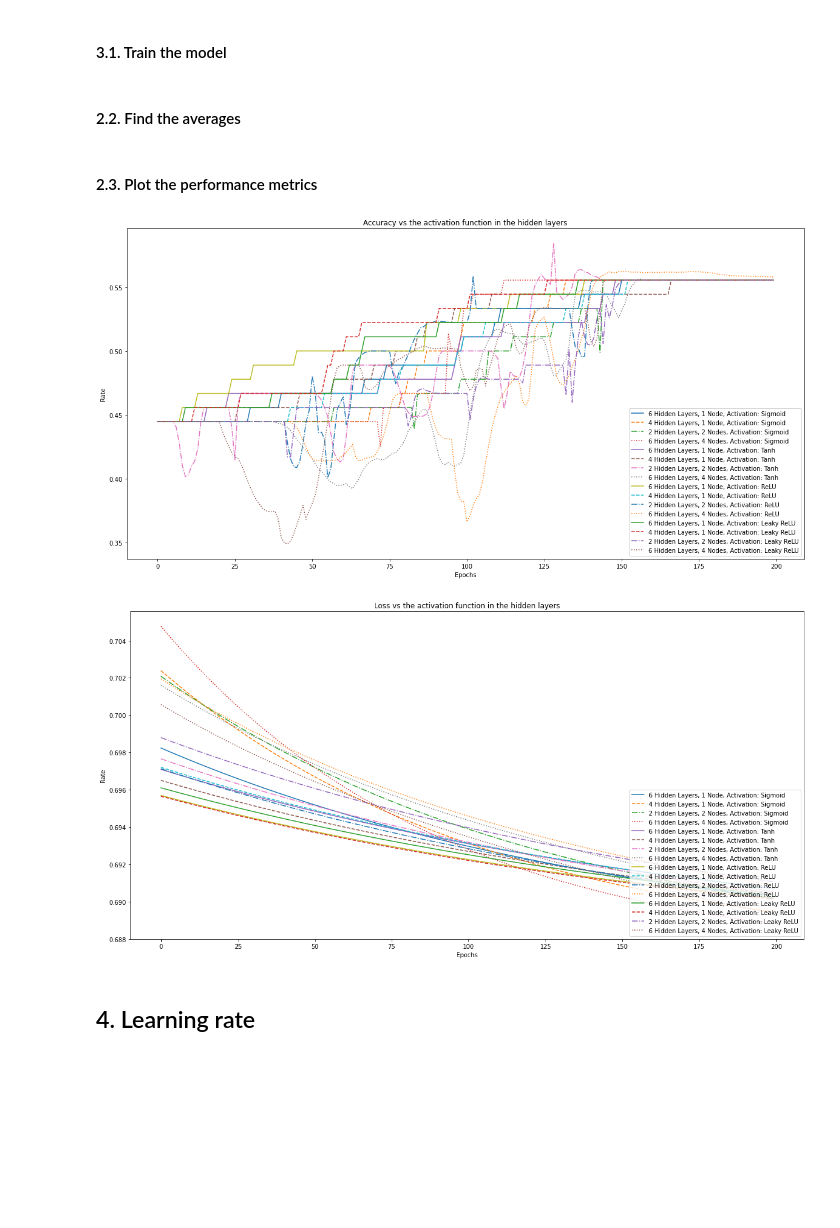
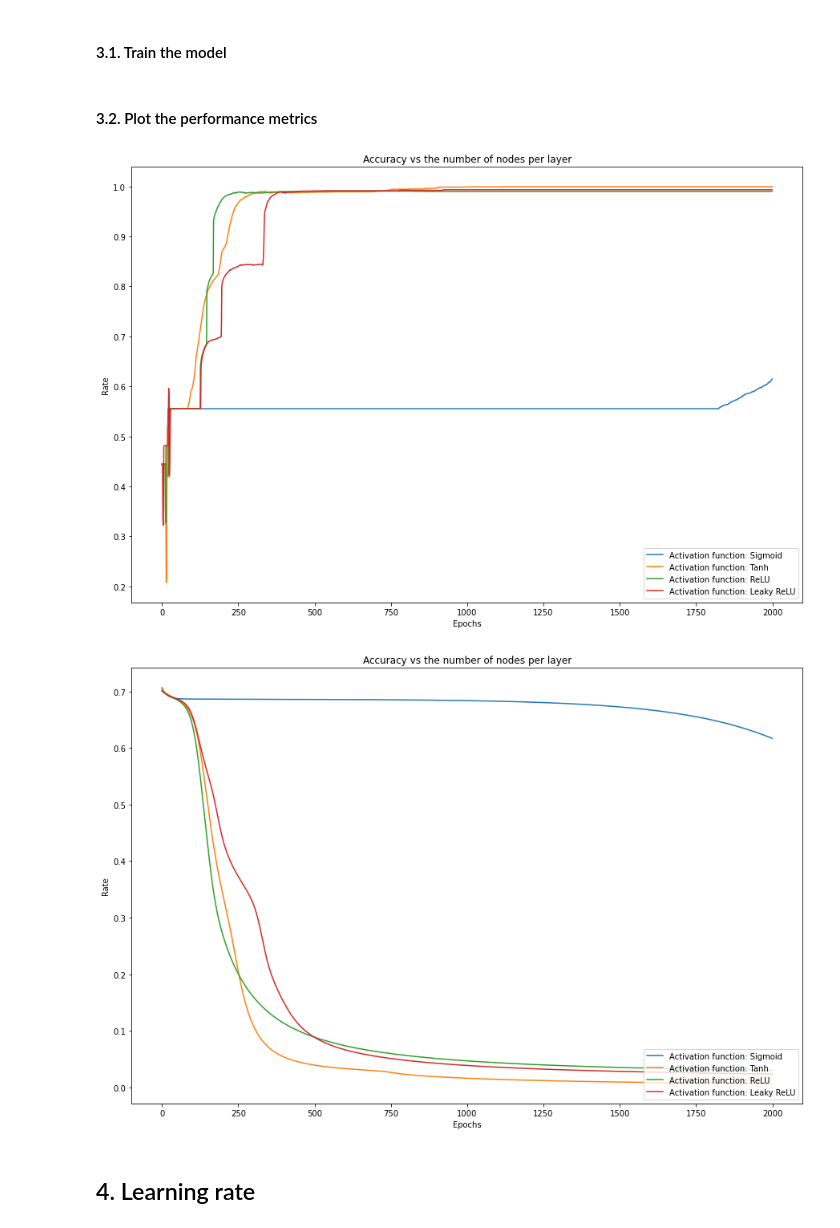
Before and after one commit to kymckay/f21bc-coursework, a Jupyter notebook: investigation.ipynb, the cells around one changed output. Cells and saved outputs as stored; diff of their text form; code cells hidden in the pictures; blank space fills up the shorter version.

```diff
--- a/investigation.ipynb
+++ b/investigation.ipynb
@@ -149,13 +136,11 @@ plt.show()
 # %%
-plt.figure(figsize=(20, 10))
-for i in range(3):
-    plt.plot(loss_nodes_avg[i], linestyle = 'solid', label = '2 Hidden Layers: {} Nodes'.format(i+2))
-    plt.plot(loss_nodes_avg[3+i], linestyle = 'dashed', label = '4 Hidden Layers: {} Nodes'.format(i+2))
-    plt.plot(loss_nodes_avg[6+i], linestyle = 'dashdot', label = '6 Hidden Layers, {} Nodes'.format(i+2))
+plt.figure(figsize=(15, 10))
+for i in range(accuracy_nodes.shape[0]):
+    plt.plot(loss_nodes[i].T, linestyle = 'solid', label = '2 Hidden Layers: {} Nodes'.format(i+2))
 
 plt.xlabel('Epochs')
 plt.ylabel('Rate')
-plt.title('Loss vs the number of nodes per layer')
+plt.title('Accuracy vs the number of nodes per layer')
 plt.legend(loc=4)
 plt.show()
 # %% [output]
@@ -206,2 +159,19 @@ for i in range (10):
+# %%
+epochs = 2000
+nr_reps = 3
+nr_models = 4
+
+accuracy_func = np.zeros(( nr_models, 1, epochs))
+loss_func =  np.zeros(( nr_models, 1, epochs))
+t_time_func = np.zeros(( nr_models, nr_reps))
+
+activation_funcs = [funcs.sigmoid, funcs.tanh, funcs.relu, funcs.leaky_relu]
+# for each set of hyperparameters investigated, re-train the network a set number of times
+for i in range (nr_reps):
+    for j in range(nr_models):
+        an, ln, tn = train_nn(2, 5, activation_funcs[j], 0.05, 2000)
+        accuracy_func[j] += ((1/nr_reps)*np.array(an))
+        loss_func[j] += ((1/nr_reps)*np.array(ln))
+        t_time_func[j] += ((1/nr_reps)*np.array(tn))
 # %% [markdown]
-#### 2.2. Find the averages
+#### 3.2. Plot the performance metrics
@@ -212,36 +178,29 @@ time_func_avg = np.mean(t_time_func, axis=0)
-# %% [markdown]
-#### 2.3. Plot the performance metrics
 # %%
-plt.figure(figsize=(20, 10))
-activation_funcs = ['Sigmoid', 'Tanh', 'ReLU', 'Leaky ReLU']
-for i in range(4):
-    plt.plot(acc_func_avg[i], linestyle = 'solid', label = '6 Hidden Layers, 1 Node, Activation: {}'.format(activation_funcs[i]))
-    plt.plot(acc_func_avg[4+i], linestyle = 'dashed', label = '4 Hidden Layers, 1 Node, Activation: {}'.format(activation_funcs[i]))
-    plt.plot(acc_func_avg[8+i], linestyle = 'dashdot', label = '2 Hidden Layers, 2 Nodes, Activation: {}'.format(activation_funcs[i]))
-    plt.plot(acc_func_avg[12+i], linestyle = 'dotted', label = '6 Hidden Layers, 4 Nodes, Activation: {}'.format(activation_funcs[i]))
+funcs_names = ["Sigmoid", "Tanh", "ReLU", "Leaky ReLU"]
+plt.figure(figsize=(15, 10))
+for i in range(accuracy_nodes.shape[0]):
+    plt.plot(accuracy_func[i].T, linestyle = 'solid', label = 'Activation function: {}'.format(funcs_names[i]))
 
 plt.xlabel('Epochs')
 plt.ylabel('Rate')
-plt.title('Accuracy vs the activation function in the hidden layers')
+plt.title('Accuracy vs the activation function')
 plt.legend(loc=4)
 plt.show()
 # %% [output]
-[figure, old version]
+[figure, new version]
 # %%
-plt.figure(figsize=(20, 10))
-for i in range(4):
-    plt.plot(loss_func_avg[i], linestyle = 'solid', label = '6 Hidden Layers, 1 Node, Activation: {}'.format(activation_funcs[i]))
-    plt.plot(loss_func_avg[4+i], linestyle = 'dashed', label = '4 Hidden Layers, 1 Node, Activation: {}'.format(activation_funcs[i]))
-    plt.plot(loss_func_avg[8+i], linestyle = 'dashdot', label = '2 Hidden Layers, 2 Nodes, Activation: {}'.format(activation_funcs[i]))
-    plt.plot(loss_func_avg[12+i], linestyle = 'dotted', label = '6 Hidden Layers, 4 Nodes, Activation: {}'.format(activation_funcs[i]))
+funcs_names = ["Sigmoid", "Tanh", "ReLU", "Leaky ReLU"]
+plt.figure(figsize=(15, 10))
+for i in range(accuracy_nodes.shape[0]):
+    plt.plot(loss_func[i].T, linestyle = 'solid', label = 'Activation function: {}'.format(funcs_names[i]))
 
 plt.xlabel('Epochs')
 plt.ylabel('Rate')
-plt.title('Loss vs the activation function in the hidden layers')
+plt.title('Accuracy vs the activation function')
 plt.legend(loc=4)
 plt.show()
 # %% [output]
-[figure, old version]
+[figure, new version]
 # %% [markdown]
 ## 4. Learning rate
 # %% [markdown]
```
Also changed, not shown: parts of 43 cells of this notebook.
